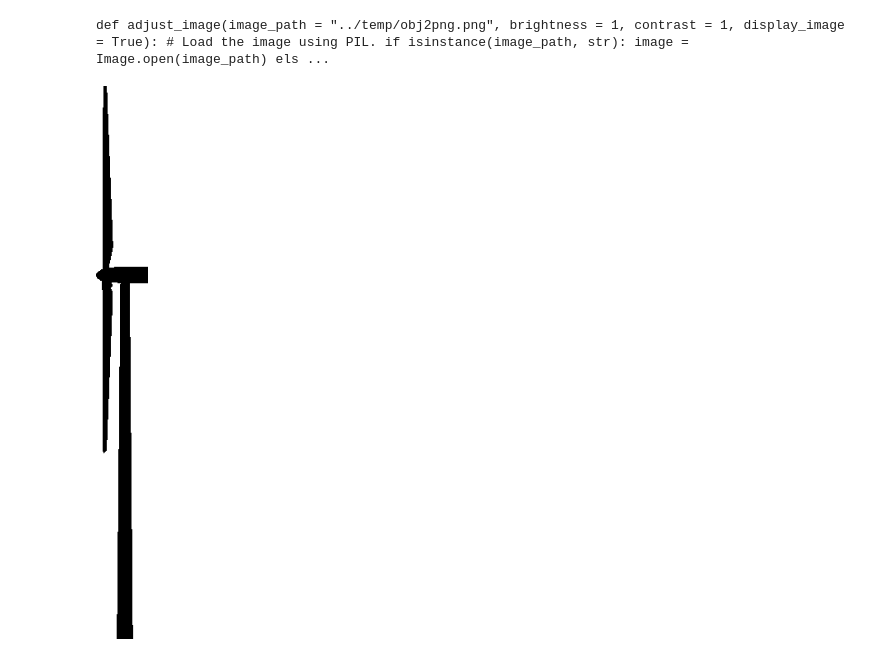
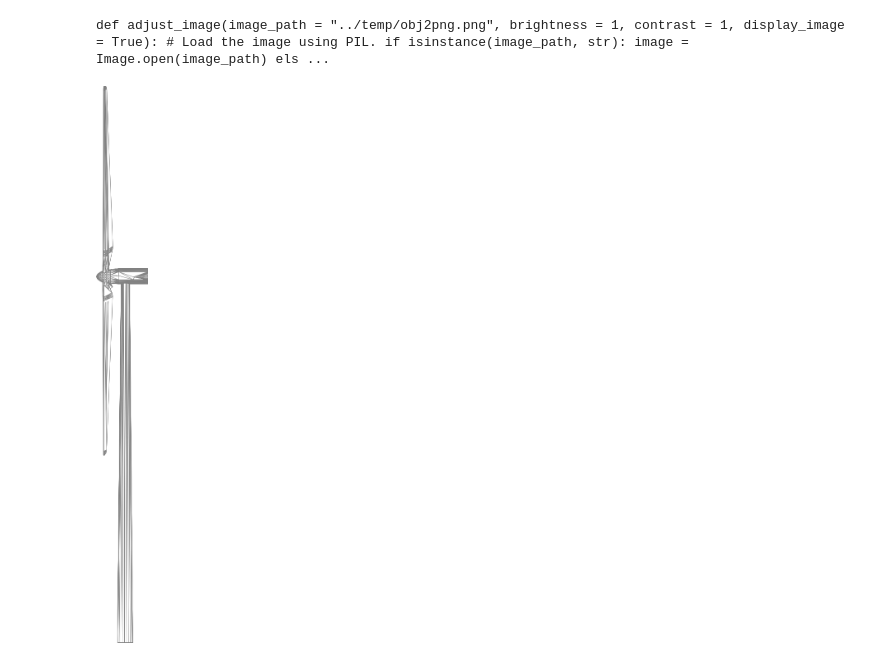
Before and after one commit to FPWRasmussen/DTU-Special-Course, a Jupyter notebook: src/3d_object_to_image.ipynb, the cells around one changed output. Saved outputs shown, nothing was run; the diff lists cells and outputs as text; code cells hidden in the pictures.

```diff
--- a/src/3d_object_to_image.ipynb
+++ b/src/3d_object_to_image.ipynb
@@ -59,6 +59,6 @@ HTML(print_code(adjust_image))
 # %% [output]
 def adjust_image(image_path = "../temp/obj2png.png", brightness = 1, contrast = 1, display_image = True): # Load the image using PIL. if isinstance(image_path, str): image = Image.open(image_path) els ...
 # %%
-image = adjust_image(brightness = 0, contrast = 1)
+image = adjust_image(brightness = 1, contrast = 1)
 # %% [output]
-[figure, old version]
+[figure, new version]
```
Also changed, not shown: parts of 2 cells of this notebook, 17 other files.
